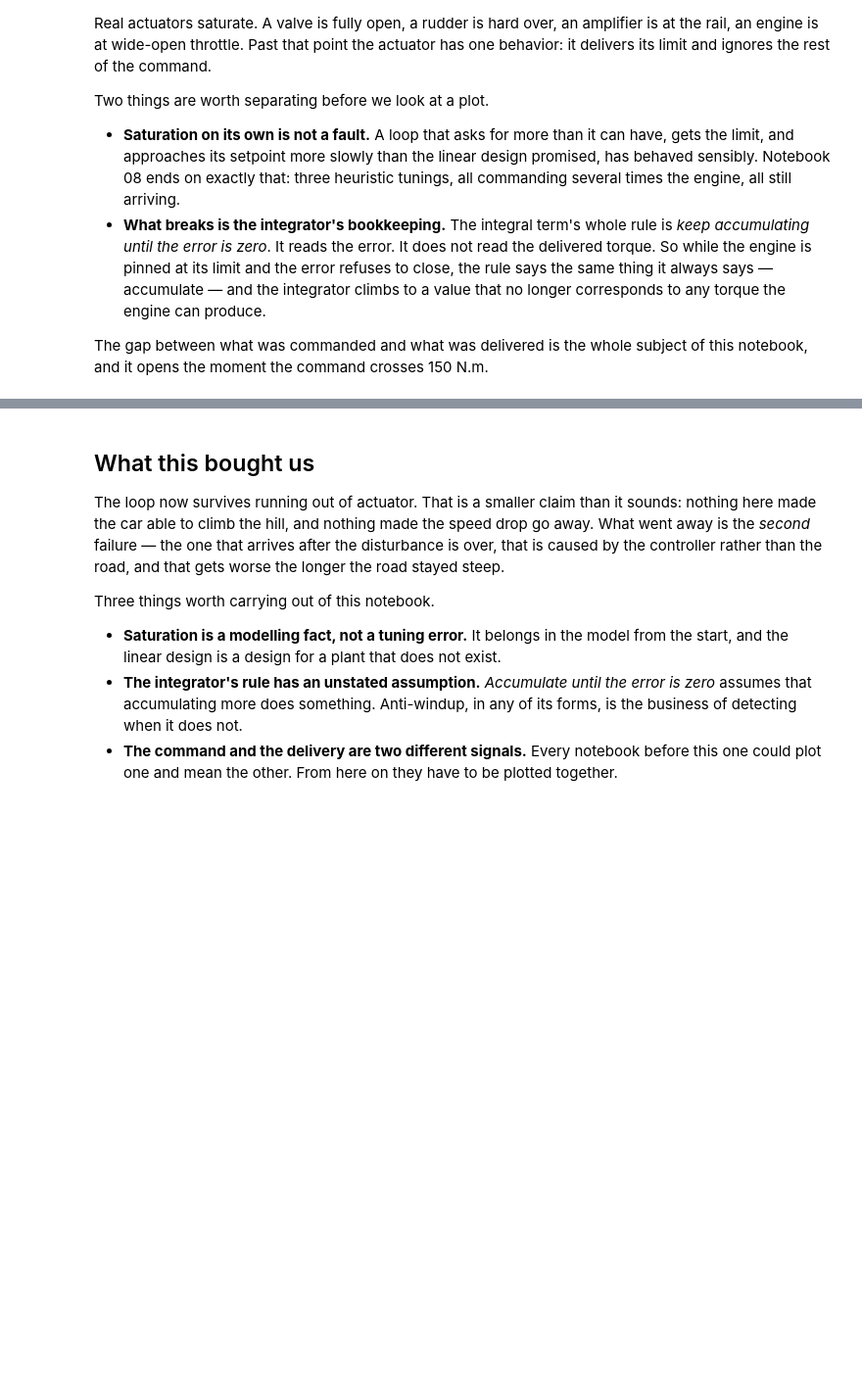
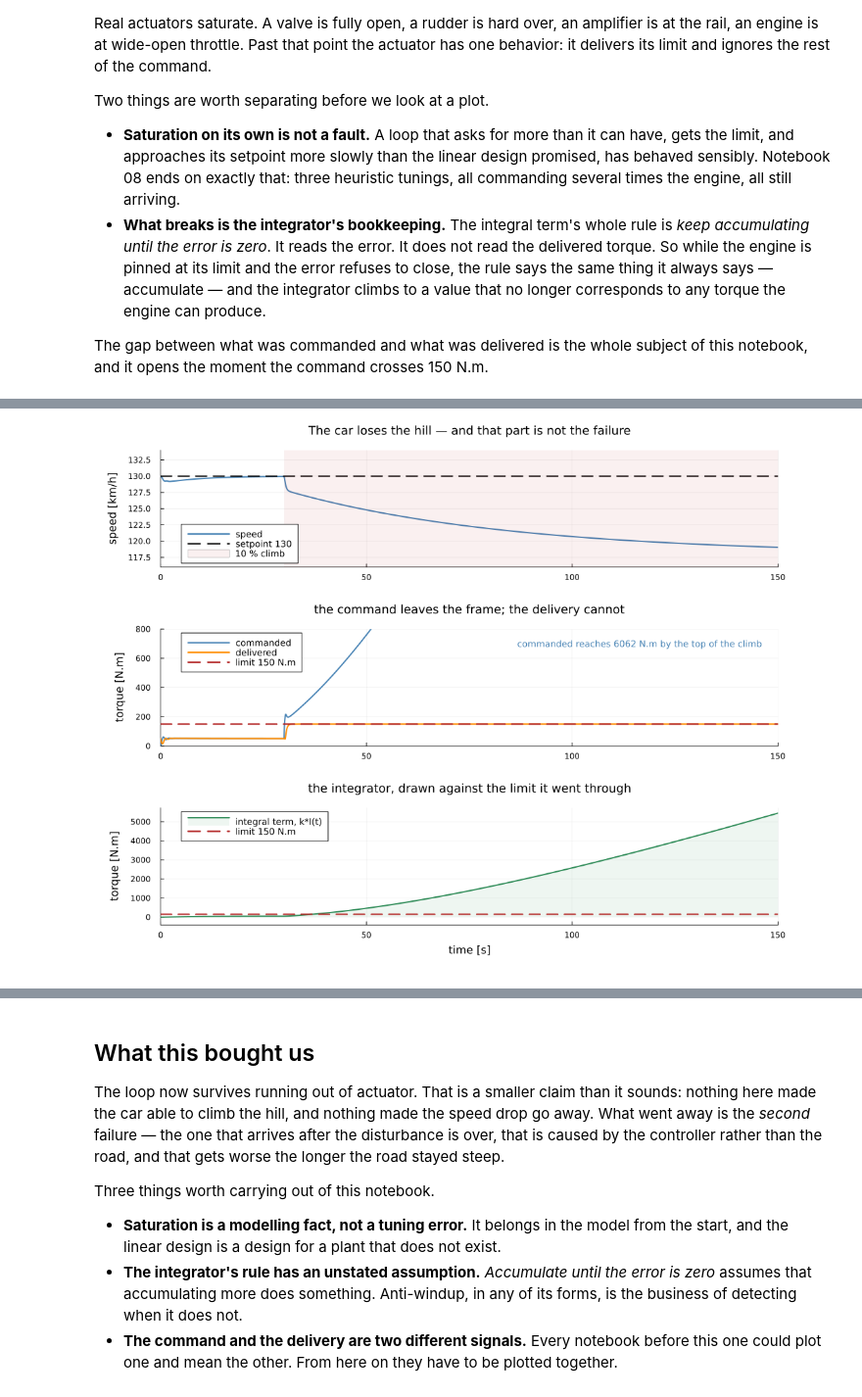
Before and after one commit to dr14-make/16ESPD, a Jupyter notebook: notebooks/lecture01/06-windup.ipynb, the cells around one changed output, grey strips where cells are left out. Shown at 98% size. Saved outputs shown, nothing was run; the diff lists cells and outputs as text; code cells hidden in the pictures; blank space fills up the shorter version.

```diff
--- a/notebooks/lecture01/06-windup.ipynb
+++ b/notebooks/lecture01/06-windup.ipynb
@@ -111,0 +120,75 @@ setpoint.
+# %%
+Scenarios = VehicleSystemsComponents.Lecture1
+
+SPEED     = "loop.plant.v_kmh"
+COMMAND   = "loop.controller.add_ff.y"      # the command, read before the controller's limiter
+DELIVERED = "loop.plant.engine.limiter.y"   # what the engine put on the crankshaft
+INTEGRAL  = "loop.controller.integrator.y"  # the integrator's state, before the gain k
+
+SETPOINT    = 130.0     # km/h
+GAIN        = 56.0      # N.m per km/h
+T_I         = 10.0      # s
+T_D         = 0.5       # s
+CLIMB_START = 30.0      # s
+CLIMB_END   = 150.0     # s
+T_LIMIT     = CAR.T_max # N.m
+
+# The back-calculation gain is 1/(k*Ni), so a huge Ni is how this model is asked for the
+# controller that has no anti-windup at all. `LimPID` has no switch for it.
+NO_ANTIWINDUP = 1.0e6
+
+# Notebook 05's PID, gain for gain. Nothing about the controller changes in this notebook; the
+# only thing that moved is that the engine's ceiling is back in place.
+no_aw = Scenarios.CruiseClimbTransient(
+    k = GAIN, Ti = T_I, Td = T_D, Ni = NO_ANTIWINDUP,
+    start_time = CLIMB_START, duration = CLIMB_END - CLIMB_START, stop = 400.0)
+
+at(run, path, t) = (s = solution_of(run); s(t, idxs = resolve(s, path)))
+
+println("                      flat, t = 30 s     top of the climb, t = 150 s")
+for (name, path, scale) in (("speed [km/h]     ", SPEED, 1.0),
+                            ("commanded [N.m]  ", COMMAND, 1.0),
+                            ("delivered [N.m]  ", DELIVERED, 1.0),
+                            ("integral k*I [N.m]", INTEGRAL, GAIN))
+    println("  ", rpad(name, 19),
+            " ", rpad(round(scale * at(no_aw, path, CLIMB_START), digits = 2), 18),
+            " ", round(scale * at(no_aw, path, CLIMB_END), digits = 2))
+end
+
+t, v = signal(no_aw, SPEED)
+_, commanded = signal(no_aw, COMMAND)
+_, delivered = signal(no_aw, DELIVERED)
+_, integral  = signal(no_aw, INTEGRAL)
+
+CLIMB_WINDOW = (0, CLIMB_END)
+
+speed = plot(t, v; lw = 2, color = :steelblue, label = "speed", ylabel = "speed [km/h]",
+             xlims = CLIMB_WINDOW, ylims = (116, 134), legend = :bottomleft,
+             title = "The car loses the hill — and that part is not the failure")
+hline!(speed, [SETPOINT]; ls = :dash, lw = 2, color = :black, label = "setpoint 130")
+vspan!(speed, [CLIMB_START, CLIMB_END]; color = :firebrick, alpha = 0.07, label = "10 % climb")
+
+# Deliberately scaled to the delivered torque rather than to the command: the command leaves
+# the top of the frame within a few seconds of the climb starting, and a frame it fits inside
+# would put the limit line and the delivered trace on top of each other at the bottom.
+torque = plot(t, commanded; lw = 2, color = :steelblue, label = "commanded",
+              ylabel = "torque [N.m]", xlims = CLIMB_WINDOW, ylims = (0, 800),
+              legend = :topleft, title = "the command leaves the frame; the delivery cannot")
+plot!(torque, t, delivered; lw = 2, color = :darkorange, label = "delivered")
+hline!(torque, [T_LIMIT]; ls = :dash, lw = 2, color = :firebrick,
+       label = "limit $(Int(T_LIMIT)) N.m")
+annotate!(torque, CLIMB_END - 4, 700,
+          text("commanded reaches $(round(Int, maximum(commanded))) N.m by the top of the climb",
+               9, :right, :steelblue))
+
+windup = plot(t, GAIN .* integral; lw = 2, color = :seagreen, fillrange = 0, fillalpha = 0.08,
+              label = "integral term, k*I(t)", xlabel = "time [s]", ylabel = "torque [N.m]",
+              xlims = CLIMB_WINDOW, legend = :topleft,
+              title = "the integrator, drawn against the limit it went through")
+hline!(windup, [T_LIMIT]; ls = :dash, lw = 2, color = :firebrick,
+       label = "limit $(Int(T_LIMIT)) N.m")
+
+climb_windup = plot(speed, torque, windup; layout = (3, 1), size = (1050, 820))
+save_figure(climb_windup, "06-climb-windup")
+climb_windup
+# %% [output]
@@ -112,3 +200,4 @@ setpoint.
+[figure, added]
 # %% [markdown]
 ## 3. Why the overshoot is coming
 
```
Also changed, not shown: parts of 17 cells of this notebook, 7 other files.
